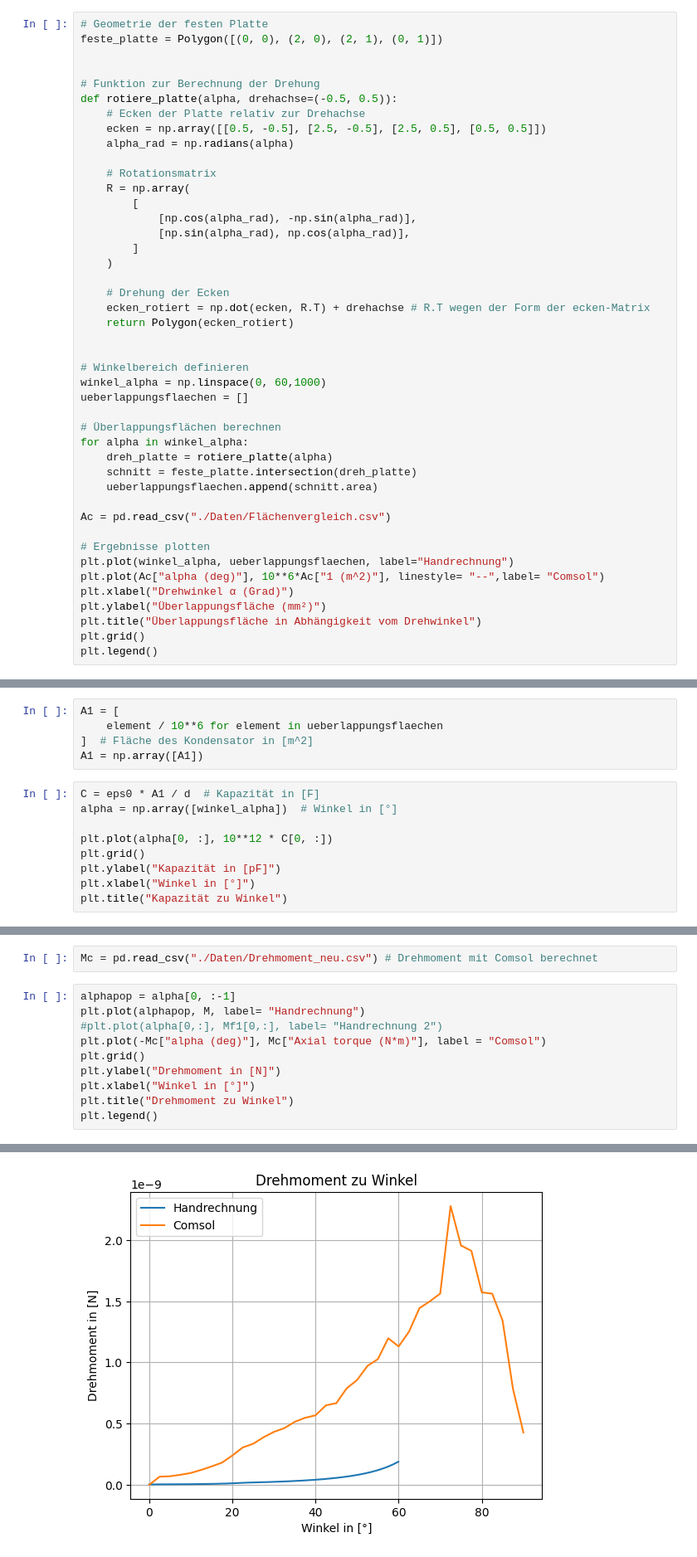
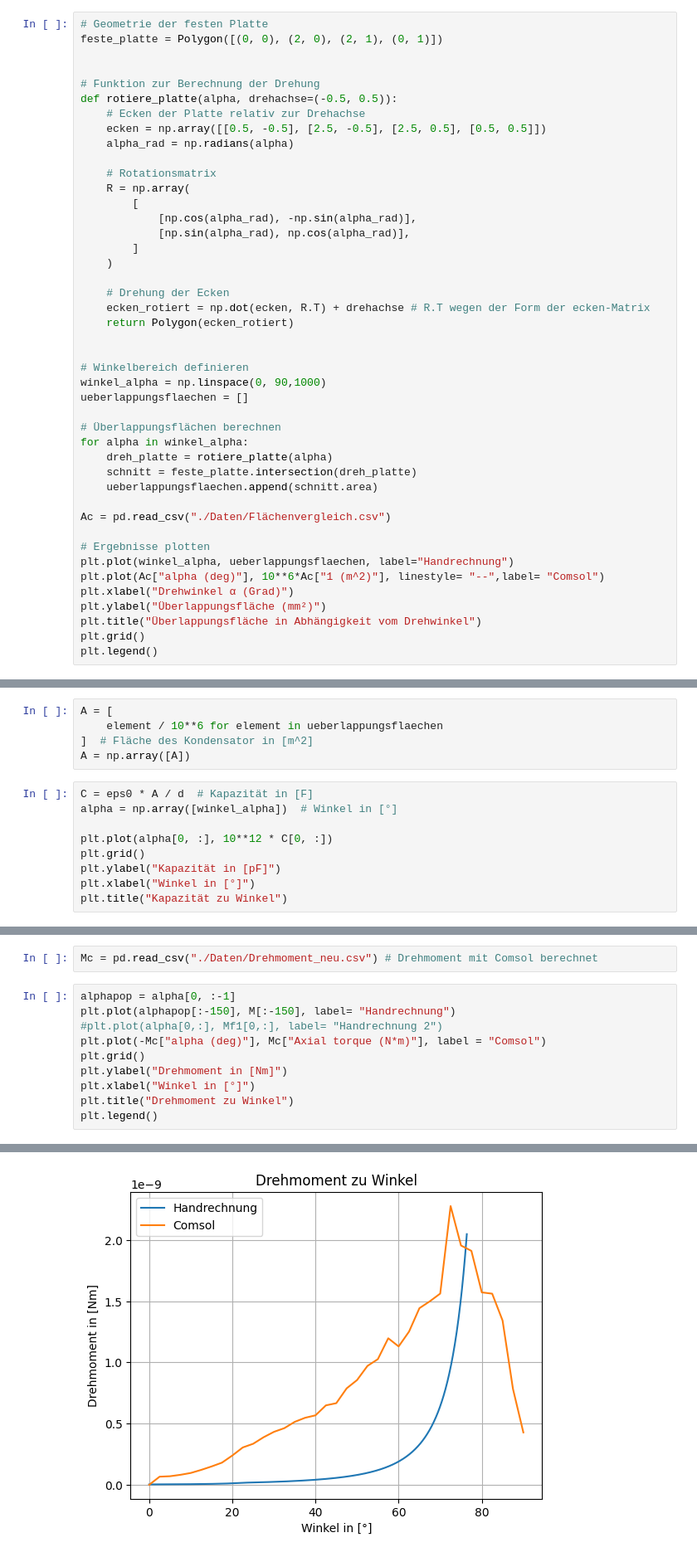
Before and after one commit to HansPeter21/COP_Elektrostatik, a Jupyter notebook: Projekt_ES_Albertin_Schegg.ipynb, the cells around one changed output, grey strips where cells are left out. Shown: that part at 83% size. Saved outputs shown, nothing was run; the diff lists cells and outputs as text.

```diff
--- a/Projekt_ES_Albertin_Schegg.ipynb
+++ b/Projekt_ES_Albertin_Schegg.ipynb
@@ -47,7 +47,7 @@ def rotiere_platte(alpha, drehachse=(-0.5, 0.5)):
 
 
 # Winkelbereich definieren
-winkel_alpha = np.linspace(0, 60,1000)
+winkel_alpha = np.linspace(0, 90,1000)
 ueberlappungsflaechen = []
 
 # Überlappungsflächen berechnen
@@ -157,12 +157,12 @@ eps0 = 8.854 * 10 ** (-12)  # elektr. Feldkonstante [F/m]
 d = 10 ** (-5)  # Abstand [m]
 Q = 1.856 * 10 ** (-11)  # Ladung in [C]
 # %%
-A1 = [
+A = [
     element / 10**6 for element in ueberlappungsflaechen
 ]  # Fläche des Kondensator in [m^2]
-A1 = np.array([A1])
+A = np.array([A])
 # %%
-C = eps0 * A1 / d  # Kapazität in [F]
+C = eps0 * A / d  # Kapazität in [F]
 alpha = np.array([winkel_alpha])  # Winkel in [°]
 
 plt.plot(alpha[0, :], 10**12 * C[0, :])
@@ -244,17 +248,17 @@ for i in range(W.shape[1] - 1):  # Spaltenanzahl minus 1
 Mc = pd.read_csv("./Daten/Drehmoment_neu.csv") # Drehmoment mit Comsol berechnet
 # %%
 alphapop = alpha[0, :-1]
-plt.plot(alphapop, M, label= "Handrechnung")
+plt.plot(alphapop[:-150], M[:-150], label= "Handrechnung")
 #plt.plot(alpha[0,:], Mf1[0,:], label= "Handrechnung 2")
 plt.plot(-Mc["alpha (deg)"], Mc["Axial torque (N*m)"], label = "Comsol")
 plt.grid()
-plt.ylabel("Drehmoment in [N]")
+plt.ylabel("Drehmoment in [Nm]")
 plt.xlabel("Winkel in [°]")
 plt.title("Drehmoment zu Winkel")
 plt.legend()
 # %% [output]
 <matplotlib.legend.Legend at 0x...>
-[figure, old version]
+[figure, new version]
 # %% [markdown]
 Woher könnten diese Differenz kommen?
 - Es könnte daran liegen, dass die Handrechnung für 2D durchgeführt wurde somit ist der Einfluss der Seiten der Platten vernachlässigt.
```
Also changed, not shown: parts of 8 cells of this notebook.
